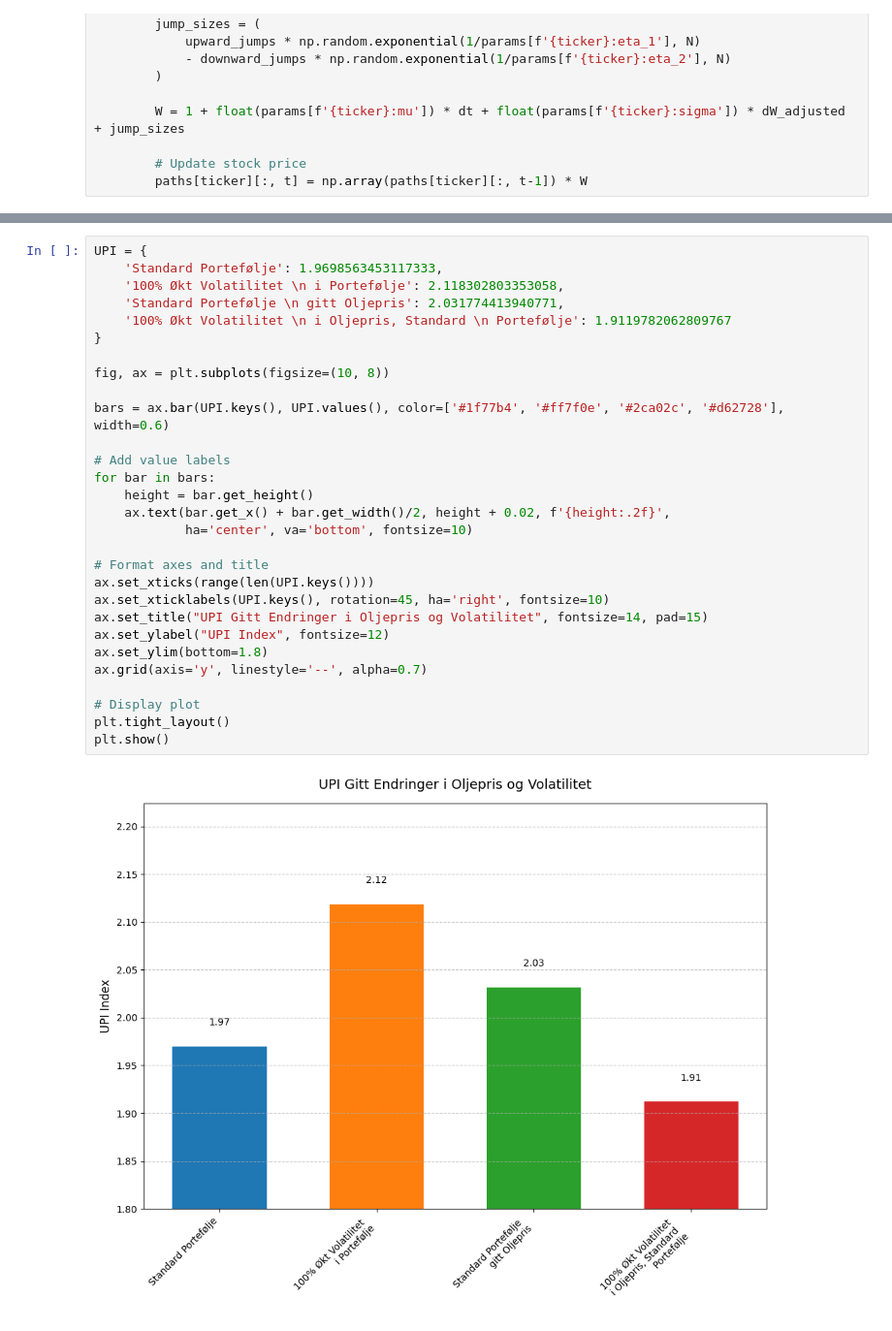
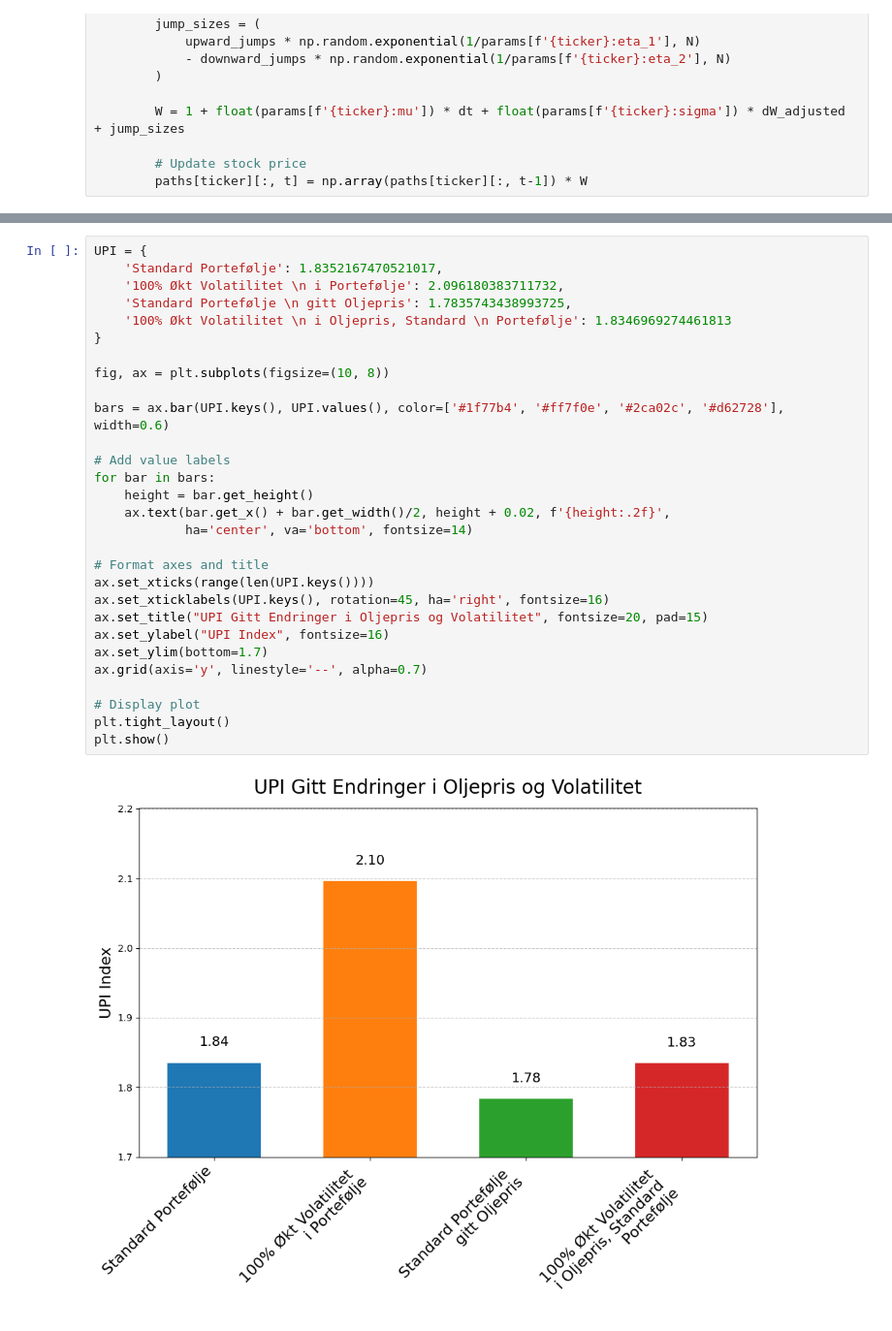
Before and after one commit to nathsten/stochastic-analysis, a Jupyter notebook: Fintech Stress Test/Portefølje Stress Test.ipynb, the cells around one changed output, grey strips where cells are left out. Shown at 97% size. Drawn from its saved outputs; the diff is of its cells as text.

```diff
--- a/Fintech Stress Test/Portefølje Stress Test.ipynb
+++ b/Fintech Stress Test/Portefølje Stress Test.ipynb
@@ -626,31 +660,31 @@ UPI: 1.9119782062809767
 # %%
 UPI = {
-    'Standard Portefølje': 1.9698563453117333,
-    '100% Økt Volatilitet \n i Portefølje': 2.118302803353058,
-    'Standard Portefølje \n gitt Oljepris': 2.031774413940771,
-    '100% Økt Volatilitet \n i Oljepris, Standard \n Portefølje': 1.9119782062809767
+    'Standard Portefølje': 1.8352167470521017,
+    '100% Økt Volatilitet \n i Portefølje': 2.096180383711732,
+    'Standard Portefølje \n gitt Oljepris': 1.7835743438993725,
+    '100% Økt Volatilitet \n i Oljepris, Standard \n Portefølje': 1.8346969274461813
 }
 
 fig, ax = plt.subplots(figsize=(10, 8))
 
 bars = ax.bar(UPI.keys(), UPI.values(), color=['#1f77b4', '#ff7f0e', '#2ca02c', '#d62728'], width=0.6)
 
 # Add value labels
 for bar in bars:
     height = bar.get_height()
     ax.text(bar.get_x() + bar.get_width()/2, height + 0.02, f'{height:.2f}',
-            ha='center', va='bottom', fontsize=10)
+            ha='center', va='bottom', fontsize=14)
 
 # Format axes and title
 ax.set_xticks(range(len(UPI.keys())))
-ax.set_xticklabels(UPI.keys(), rotation=45, ha='right', fontsize=10)
-ax.set_title("UPI Gitt Endringer i Oljepris og Volatilitet", fontsize=14, pad=15)
-ax.set_ylabel("UPI Index", fontsize=12)
-ax.set_ylim(bottom=1.8)
+ax.set_xticklabels(UPI.keys(), rotation=45, ha='right', fontsize=16)
+ax.set_title("UPI Gitt Endringer i Oljepris og Volatilitet", fontsize=20, pad=15)
+ax.set_ylabel("UPI Index", fontsize=16)
+ax.set_ylim(bottom=1.7)
 ax.grid(axis='y', linestyle='--', alpha=0.7)
 
 # Display plot
 plt.tight_layout()
 plt.show()
 # %% [output]
-[figure, old version]
+[figure, new version]
```
Also changed, not shown: parts of 12 cells of this notebook.
